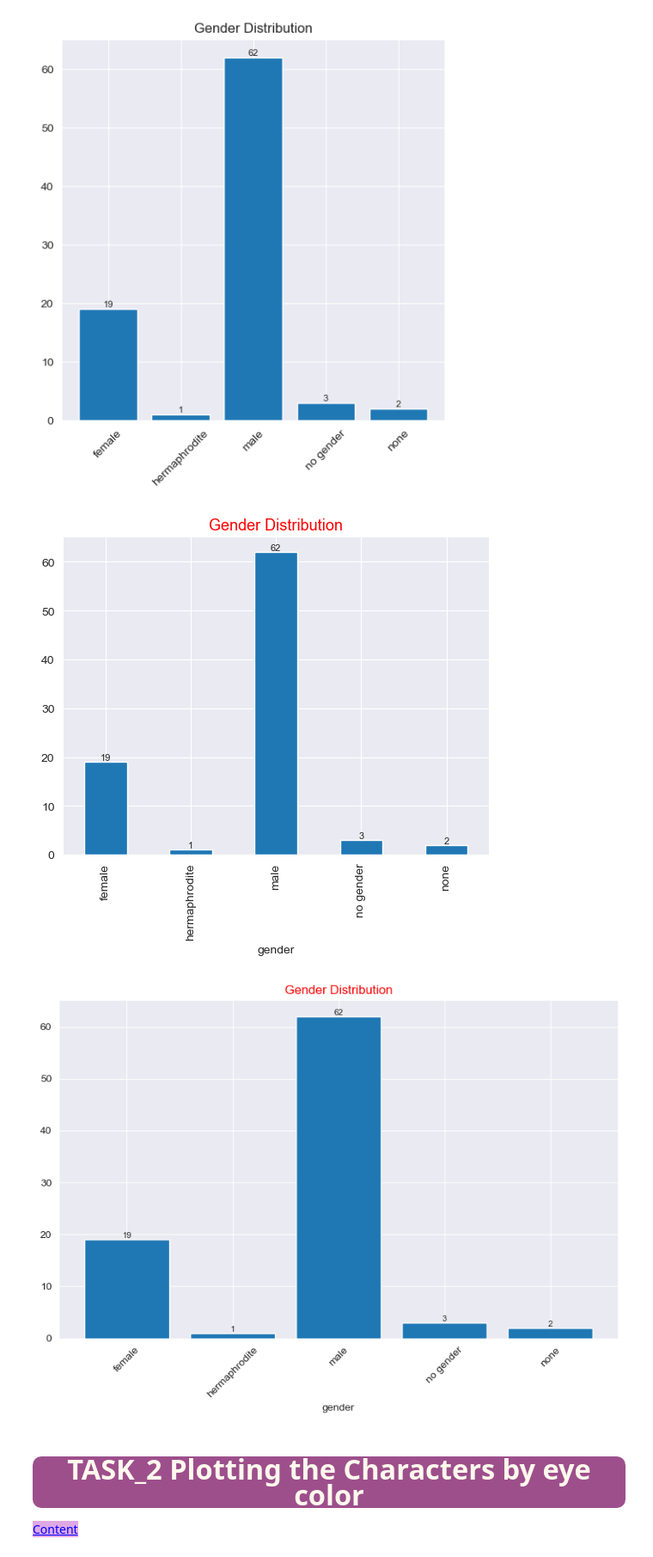
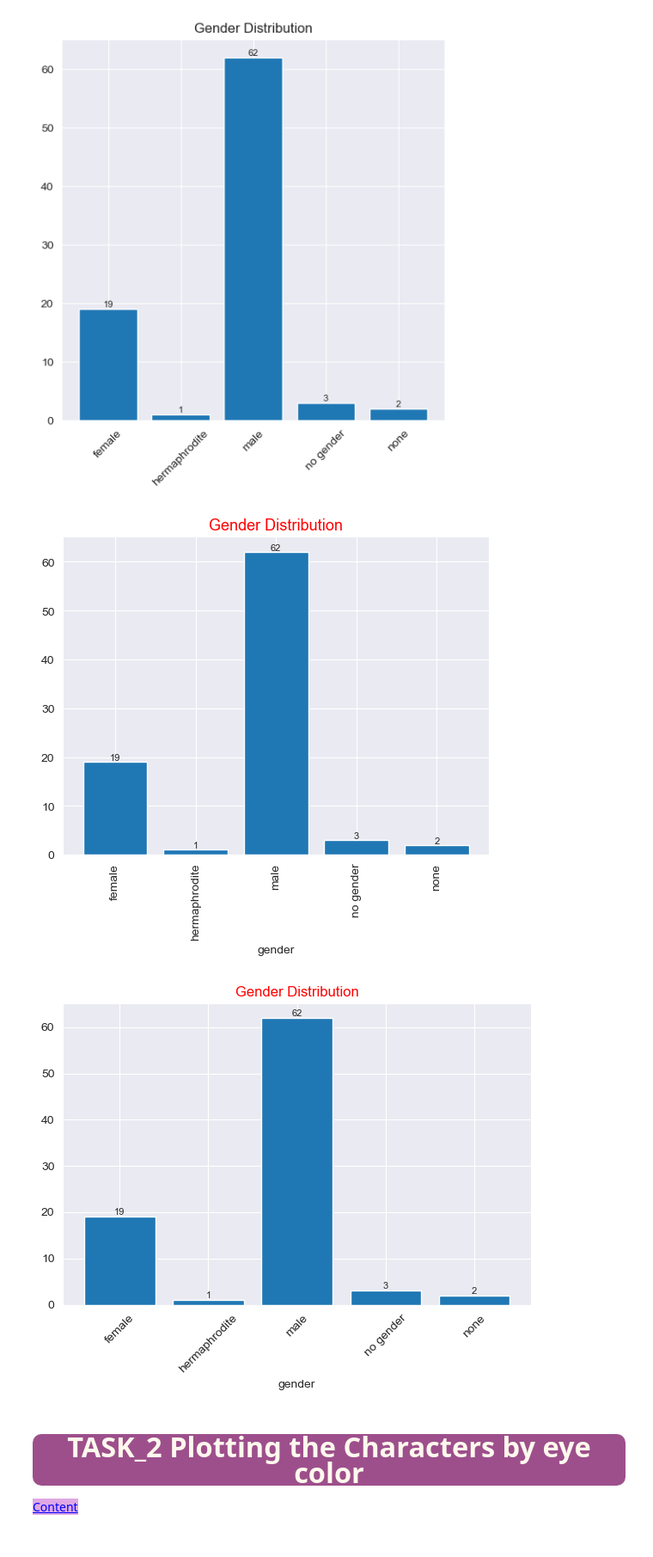
Before and after one commit to Nurdan10/Assignments, a Jupyter notebook: Ass_3/Student_Star_Wars_Characters_assigment_1 (matplotlib)_V02 (1).ipynb, the cells around one changed output. Shown at 86% size. Saved outputs shown, nothing was run; the diff lists cells and outputs as text; code cells hidden in the pictures.

```diff
--- a/Ass_3/Student_Star_Wars_Characters_assigment_1 (matplotlib)_V02 (1).ipynb
+++ b/Ass_3/Student_Star_Wars_Characters_assigment_1 (matplotlib)_V02 (1).ipynb
@@ -287,7 +264,7 @@ plt.show()
 # %%
 # with pandas
 
-gender.plot.bar()
+gender.plot.bar(width=0.8)
 plt.xlabel('gender')
 plt.title('Gender Distribution', c='r', fontsize=13)
 for i, count in enumerate(gender):
@@ -295,20 +272,20 @@ for i, count in enumerate(gender):
 plt.xticks(rotation=90)
 plt.show()
 # %% [output]
-[figure, old version]
+[figure, new version]
 # %%
 
-fig, ax = plt.subplots(figsize=(8, 6))
-ax.bar(gender.index, gender)
+fig, ax = plt.subplots(figsize=(6, 5))
+ax.bar(gender.index, gender, width=0.8)
 plt.xlabel('gender')
 plt.title('Gender Distribution', c='r')
 for i, count in enumerate(gender):
     plt.text(i, count, str(count), ha='center', va='bottom', fontsize=8)
-plt.xticks(rotation=45)  # Eksen etiketlerini döndürmeyin
-plt.tight_layout()  # Grafiklerin sıkışık olmasını önlemek için
+plt.xticks(rotation=45)
+plt.tight_layout()
 plt.show()
 # %% [output]
-[figure, old version]
+[figure, new version]
 # %% [markdown]
 ## <p style="background-color:#9d4f8c; font-family:newtimeroman; color:#FFF9ED; font-size:150%; text-align:center; border-radius:10px 10px;">TASK_2 Plotting the Characters by eye color</p>
 
```
Also changed, not shown: parts of 14 cells of this notebook.
